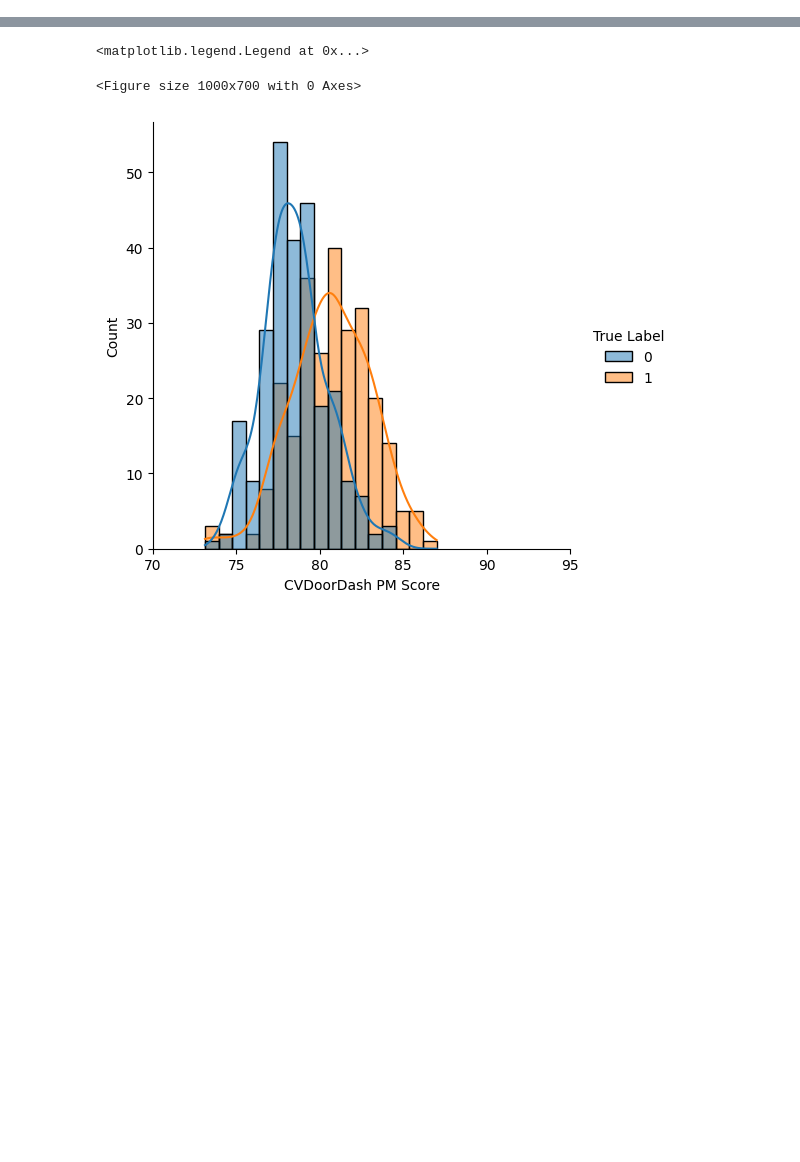
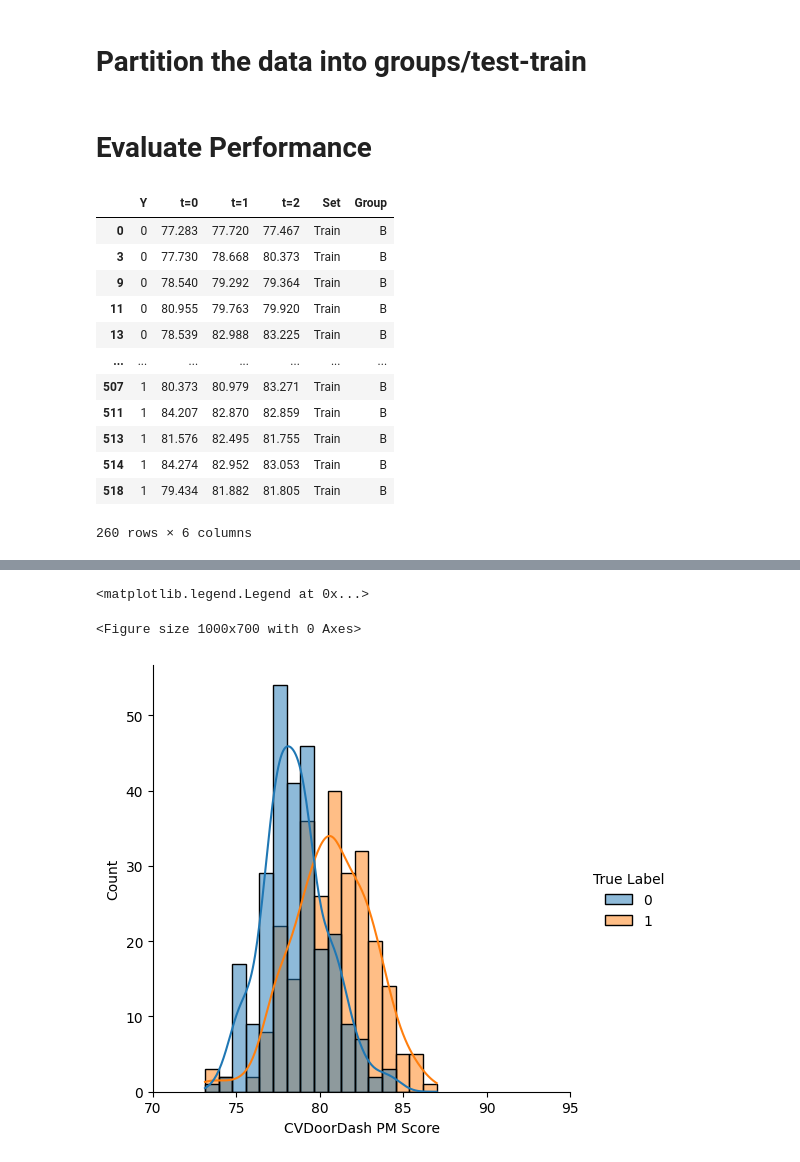
Before and after one commit to heyyjudes/llm-hiring-ecosystem, a Jupyter notebook: validation_tests/significance_tests.ipynb, the cells around one changed output, grey strips where cells are left out. Saved outputs shown, nothing was run; the diff lists cells and outputs as text; code cells hidden in the pictures; blank space fills up the shorter version.

Commit message:
Add data simplification code

```diff
--- a/validation_tests/significance_tests.ipynb
+++ b/validation_tests/significance_tests.ipynb
@@ -24,0 +10,17 @@ finaldata.head()
+# %%
+# Read in data from file
+raw_data = pd.read_csv("oct_data.csv")
+# %%
+# Select only the relevant columns
+score_df = raw_data.copy()
+
+# t is the number of manipulations
+column_renaming = {"True Label": "Y",
+                    "CVDoorDash PM Score": "t=0",
+                    "Cleaned GPT-4o Conversation-Improved CVDoorDash PM Score": "t=1",
+                    "Cleaned Twice GPT-4o Conversation-Improved CVDoorDash PM Score": "t=2"
+                }
+
+score_df = score_df.rename(columns = column_renaming)
+
+score_df = score_df[column_renaming.values()]
@@ -24,0 +46,27 @@ finaldata.head()
+# %% [markdown]
+# Partition the data into groups/test-train
+# %%
+from typing import *
+
+# Given the dataframe, return a new column with the given colum_name
+# alpha proportion of these will be randomly assigned to label_1
+# Optionally accept a random_state for consistency
+def randomly_partition(df, column_name: str, label_1: str, label_2: str, alpha: float, random_state = None):
+    sliced_df = df.copy()
+
+    # Assign randomly
+    sliced_df[column_name] = label_2
+    sliced_df.loc[sliced_df.sample(frac=alpha, random_state=random_state).index, column_name] = label_1
+
+    return sliced_df
+
+
+TRAIN_PROPORTION = 0.5      # The amount of the dataset to dedicate to train (e.g. 0.80)
+GROUP_A_PROPORTION = 0.5    # The amount of the dataset to dedicate to Group A
+
+assign_test_train = lambda df : randomly_partition(df, "Set", "Test", "Train", TRAIN_PROPORTION, random_state = 0)  # stay consistent
+assign_groups = lambda df : randomly_partition(df, "Group", "A", "B", GROUP_A_PROPORTION)                           # randomize the groups
+
+assign_groups = lambda df : randomly_partition(df, "Group", "A", "B", GROUP_A_PROPORTION, random_state = 0)                           # randomize the groups
+# %% [markdown]
+# Evaluate Performance
@@ -24,0 +83,18 @@ finaldata.head()
+# %%
+example_df = assign_groups(assign_test_train(score_df))
+# %%
+example_df.loc[example_df["Set"] == "Train"]
+# %% [output]
+|  | Y | t=0 | t=1 | t=2 | Set | Group |
+| 0 | 0 | 77.283 | 77.720 | 77.467 | Train | B |
+| 3 | 0 | 77.730 | 78.668 | 80.373 | Train | B |
+| 9 | 0 | 78.540 | 79.292 | 79.364 | Train | B |
+| 11 | 0 | 80.955 | 79.763 | 79.920 | Train | B |
+| 13 | 0 | 78.539 | 82.988 | 83.225 | Train | B |
+| ... | ... | ... | ... | ... | ... | ... |
+| 507 | 1 | 80.373 | 80.979 | 83.271 | Train | B |
+| 511 | 1 | 84.207 | 82.870 | 82.859 | Train | B |
+| 513 | 1 | 81.576 | 82.495 | 81.755 | Train | B |
+| 514 | 1 | 84.274 | 82.952 | 83.053 | Train | B |
+| 518 | 1 | 79.434 | 81.882 | 81.805 | Train | B |
+260 rows × 6 columns
```
Also changed, not shown: parts of 10 cells of this notebook, 1 other file.
